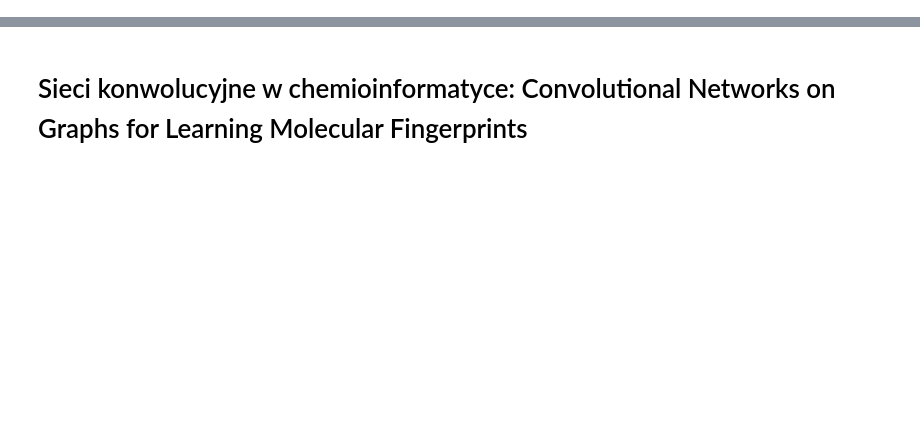
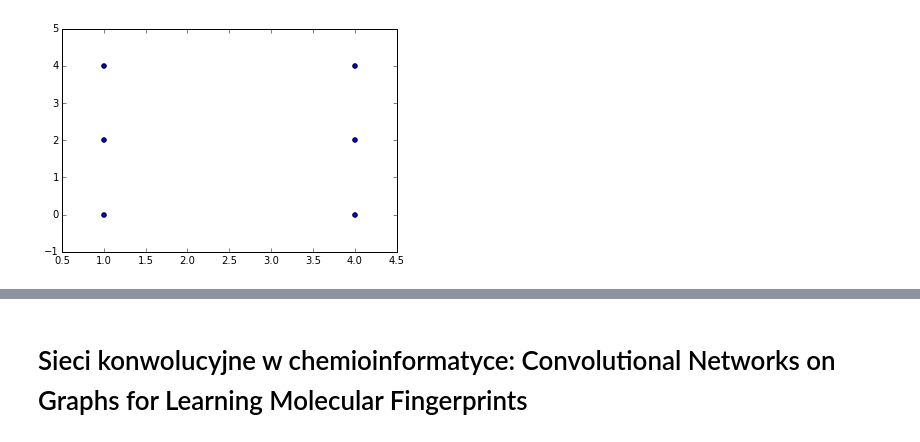
Before and after one commit to Slowika/metodyAI, a Jupyter notebook: MetodyAI - Convolutional Networks on Graphs for Learning Molecular Fingerprints.ipynb, the cells around one changed output, grey strips where cells are left out. Drawn from its saved outputs; the diff is of its cells as text; code cells hidden in the pictures; blank space fills up the shorter version.

```diff
--- a/MetodyAI - Convolutional Networks on Graphs for Learning Molecular Fingerprints.ipynb
+++ b/MetodyAI - Convolutional Networks on Graphs for Learning Molecular Fingerprints.ipynb
@@ -27,0 +39,10 @@ $.getScript('https://kmahelona.github.io/ipython_notebook_goodies/ipython_notebo
+# %%
+from sklearn.cluster import KMeans
+import numpy as np
+
+X = np.array([[1, 2], [1, 4], [1, 0],
+              [4, 2], [4, 4], [4, 0]])
+plt.scatter(X[:,0], X[:,1])
+plt.show()
+# %% [output]
+[figure, added]
```
Also changed, not shown: parts of 23 cells of this notebook.
